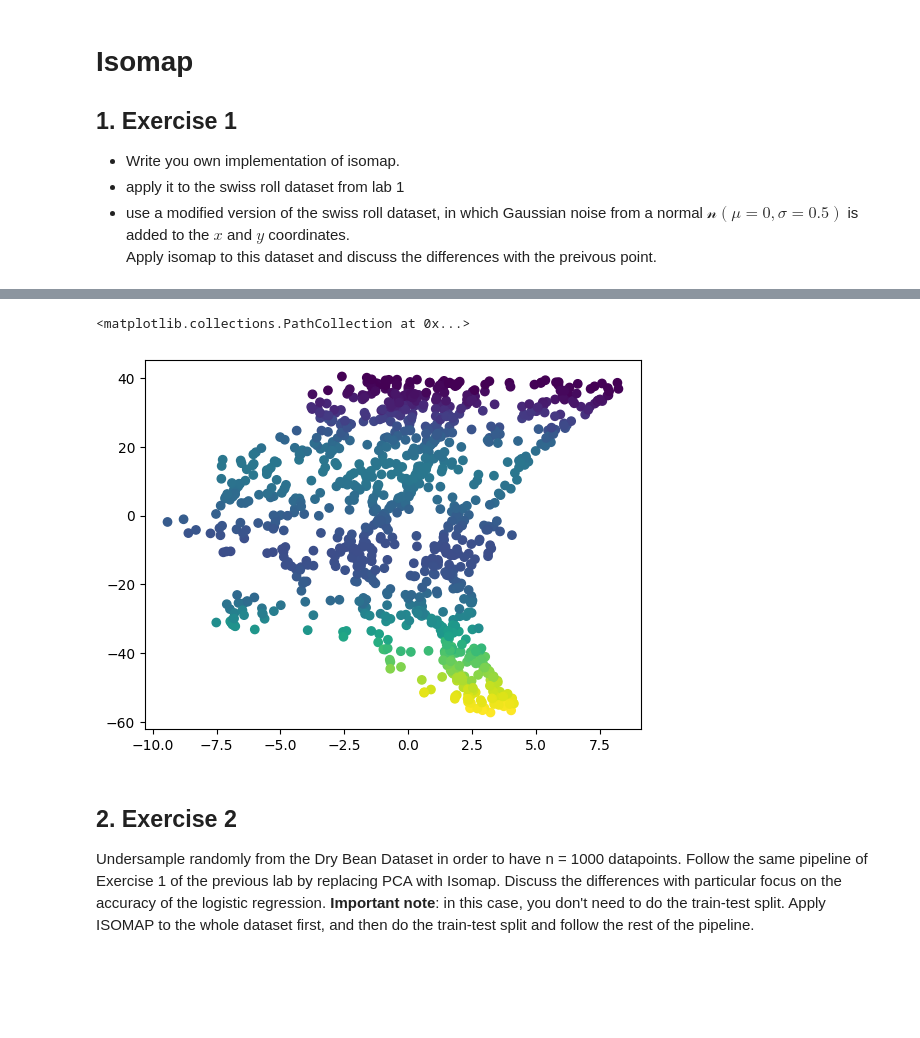
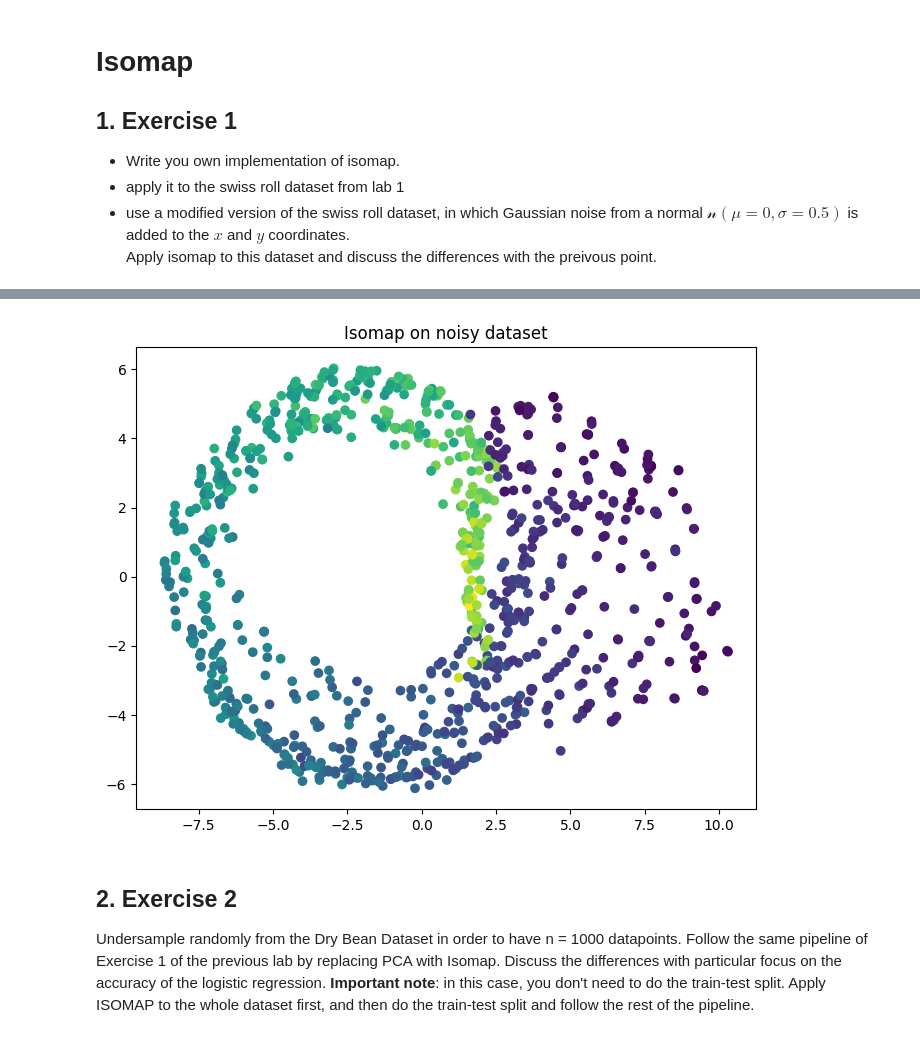
Before and after one commit to alequerenghi/unsupervised_learning, a Jupyter notebook: ex3.ipynb, the cells around one changed output, grey strips where cells are left out. Drawn from its saved outputs; the diff is of its cells as text; code cells hidden in the pictures; blank space fills up the shorter version.

```diff
--- a/ex3.ipynb
+++ b/ex3.ipynb
@@ -25,11 +28,30 @@ plt.scatter(x[:,0],x[:,1], c=clr)
-# %%
-noise = np.random.normal(0, 0.5, (1000, 3))
-noisy_data = noise + data
-iso_me = isomap.fit_transform(noisy_data, alg='dijkstra')
-plt.scatter(iso_me[:,0],iso_me[:,1], c=clr)
-# %% [output]
-<matplotlib.collections.PathCollection at 0x...>
-[figure, removed]
+# %%
+def swiss_roll_noisy(n):
+    """
+    Parameters:
+    n: int
+        Number of points to generate"""
+
+    data = np.zeros((n,3))
+    phi = np.random.uniform(low=1.5*np.pi, high=4.5*np.pi, size=n)
+    psi = np.random.uniform(0,10,n)
+
+    data[:,0]=phi*np.cos(phi) + np.random.normal(0,0.5,n) #x coordinte
+    data[:,1]=phi*np.sin(phi) + np.random.normal(0,0.5,n) #y coordinate
+    data[:,2]=psi #z coordinate
+
+    color = data[:,0]**2 + data[:,1]**2
+    return data, color
+# %%
+isomap = Isomap('dijkstra', 15, 2)
+noisy_data,y = swiss_roll_noisy(1000)
+iso_me = isomap.fit_transform(noisy_data)
+plt.figure(figsize=(8,6))
+plt.scatter(iso_me[:,0],iso_me[:,1], c=y)
+plt.title("Isomap on noisy dataset")
+plt.show()
+# %% [output]
+[figure, added]
 # %% [markdown]
 ## 2. Exercise 2
 Undersample randomly from the Dry Bean Dataset in order to have n = 1000
```
Also changed, not shown: parts of 5 cells of this notebook, 5 other files.
